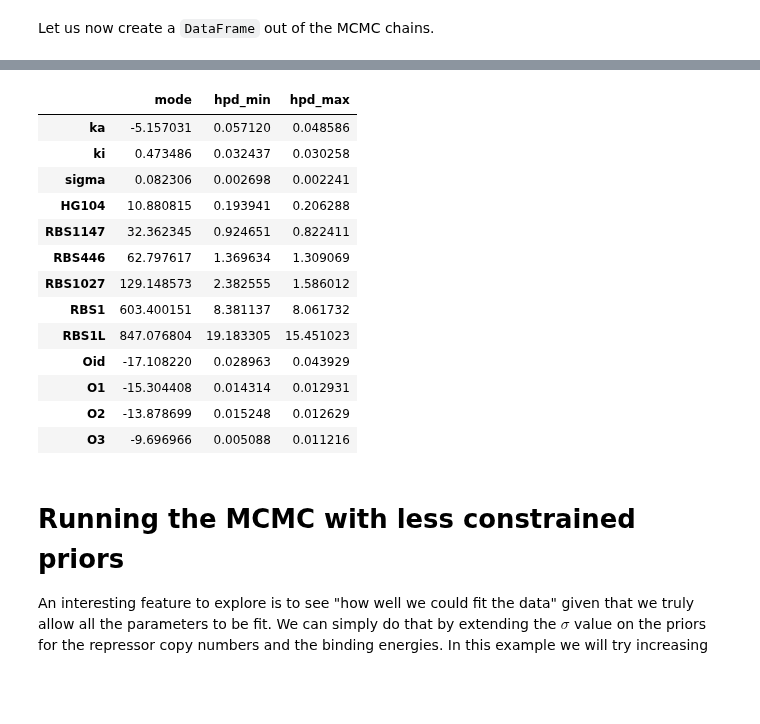
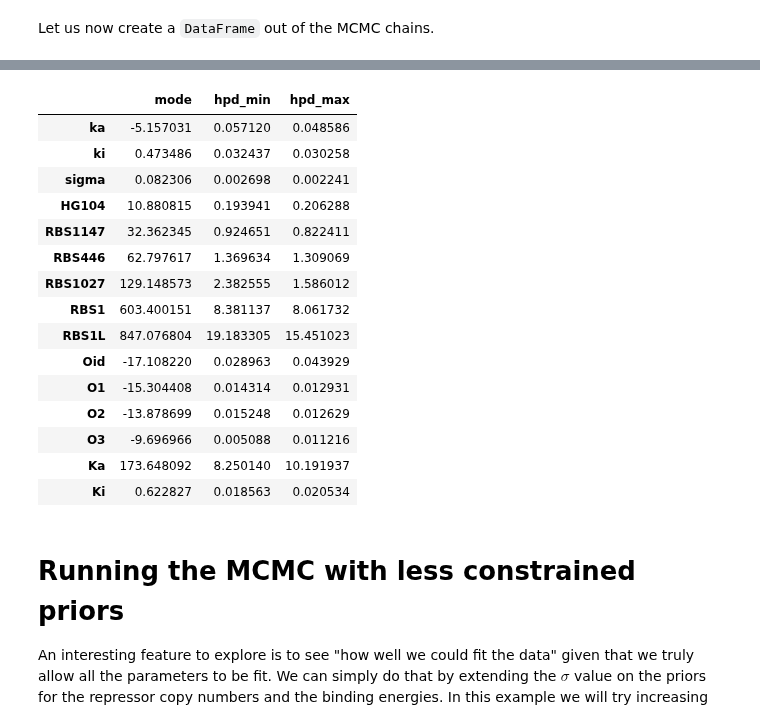
Before and after one commit to RPGroup-PBoC/mwc_induction, a Jupyter notebook: code/analysis/error_propagation.ipynb, the cells around one changed output, grey strips where cells are left out. Cells and saved outputs as stored; diff of their text form; code cells hidden in the pictures; blank space fills up the shorter version.

```diff
--- a/code/analysis/error_propagation.ipynb
+++ b/code/analysis/error_propagation.ipynb
@@ -656,9 +678,19 @@ with open('../../data/mcmc/error_prop_global.pkl', 'rb') as file:
 # %% [markdown]
 Let us now create a `DataFrame` out of the MCMC chains.
 # %%
-# Define the name of the columns for the Data Frame.
-columns = np.concatenate([['ka', 'ki', 'sigma'],\
-          [df[df.repressors==r].rbs.unique()[0] for r in unique_var[0]],
-          [df[df.binding_energy==o].operator.unique()[0] for o in unique_var[1]]])
-print(columns)
+# Generate a Pandas Data Frame with the mcmc chain
+index = np.concatenate([['ka', 'ki', 'sigma'],\
+          [df[df.repressors==r].rbs.unique()[0] for r in \
+              np.sort(df.repressors.unique())],
+          [df[df.binding_energy==o].operator.unique()[0] for o in \
+              np.sort(df.binding_energy.unique())]])
+
+# Generate a data frame out of the MCMC chains
+mcmc_df = pd.DataFrame(gauss_flatchain, columns=index)
+mcmc_df['Ka'] = np.exp(-mcmc_df['ka'])
+mcmc_df['Ki'] = np.exp(-mcmc_df['ki'])
+
+# redfine the index with the new entries
+index = mcmc_df.columns
+mcmc_df.head()
 # %% [output]
@@ -667,4 +702,0 @@ print(columns)
-# %%
-# Generarte data frame
-mcmc_df = pd.DataFrame(gauss_flatchain, columns=columns)
-mcmc_df.head()
@@ -678,36 +703,39 @@ mcmc_df.head()
 # %%
 # Generate data frame with mode values for each parameter
 max_idx = np.argmax(gauss_flatlnprobability, axis=0)
-param_fit = pd.DataFrame(gauss_flatchain[max_idx, :], index=index,
-                         columns=['mode'])
-
+# Obtain the MAP for each parameter
+param_fit = mcmc_df.ix[max_idx, :]
+# Convert to data frame with column name mode
+param_fit = param_fit.to_frame(name='mode')
 # Generate parameter to save the hpd for each parameter
 param_hpd = pd.DataFrame(columns=['hpd_min', 'hpd_max'])
 
-# # Loop through each parameter computing the 95% hpd
+# Loop through each parameter computing the 95% hpd
 for column in mcmc_df:
-    param_hpd = param_hpd.append(pd.Series(np.abs(mwc.hpd(mcmc_df[column], 0.95)\
-                                        - param_fit.ix[column, 'mode']),
+    param_hpd = param_hpd.append(pd.Series(np.abs(mwc.hpd(mcmc_df[column], 0.95) - \
+                                           param_fit.ix[column, 'mode']),
                                index=['hpd_min', 'hpd_max'], name=column))
 
-# # Combine the data frames into a single data frame
+# Combine the data frames into a single data frame
 param_fit = pd.concat([param_fit, param_hpd], axis=1)
 param_fit
 # %% [output]
 |  | mode | hpd_min | hpd_max |
 | ka | -5.157031 | 0.057120 | 0.048586 |
 | ki | 0.473486 | 0.032437 | 0.030258 |
 | sigma | 0.082306 | 0.002698 | 0.002241 |
 | HG104 | 10.880815 | 0.193941 | 0.206288 |
 | RBS1147 | 32.362345 | 0.924651 | 0.822411 |
 | RBS446 | 62.797617 | 1.369634 | 1.309069 |
 | RBS1027 | 129.148573 | 2.382555 | 1.586012 |
 | RBS1 | 603.400151 | 8.381137 | 8.061732 |
 | RBS1L | 847.076804 | 19.183305 | 15.451023 |
 | Oid | -17.108220 | 0.028963 | 0.043929 |
 | O1 | -15.304408 | 0.014314 | 0.012931 |
 | O2 | -13.878699 | 0.015248 | 0.012629 |
 | O3 | -9.696966 | 0.005088 | 0.011216 |
+| Ka | 173.648092 | 8.250140 | 10.191937 |
+| Ki | 0.622827 | 0.018563 | 0.020534 |
 # %% [markdown]
 # Running the MCMC with less constrained priors
 
```
Also changed, not shown: parts of 18 cells of this notebook.
